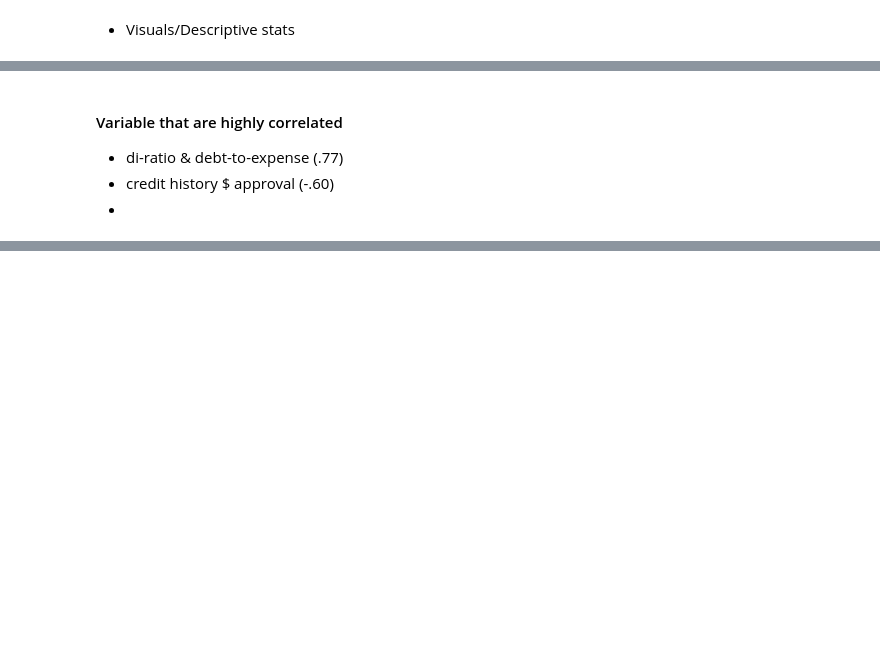
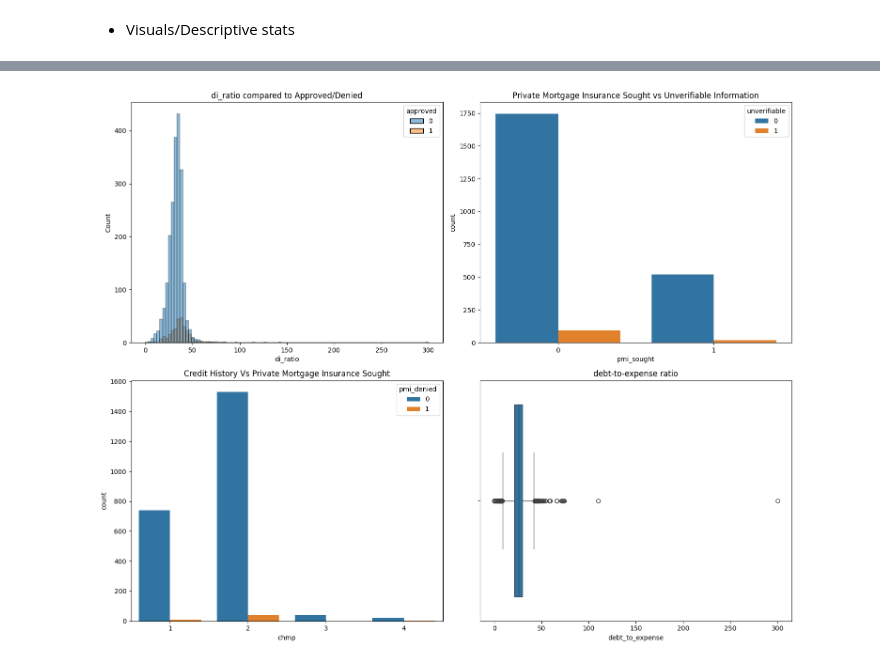
Before and after one commit to nickkats1/sklearn_only, a Jupyter notebook: hmda/notebooks/_05_eda.ipynb, the cells around one changed output, grey strips where cells are left out. Cells and saved outputs as stored; diff of their text form; code cells hidden in the pictures; blank space fills up the shorter version.

```diff
--- a/hmda/notebooks/_05_eda.ipynb
+++ b/hmda/notebooks/_05_eda.ipynb
@@ -54,5 +35,18 @@ heatmap = EDA(config=load_config()).heatmap()
-# %% [markdown]
-#### Variable that are highly correlated
-- di-ratio & debt-to-expense (.77)
-- credit history $ approval (-.60)
--
+# %%
+fig,axs = plt.subplots(2,2,figsize=(15,12))
+
+sns.histplot(data=df,ax=axs[0,0],x='di_ratio',hue="approved")
+axs[0,0].set_title("di_ratio compared to Approved/Denied")
+
+sns.countplot(data=df,ax=axs[0,1],x='pmi_sought',hue='unverifiable')
+axs[0,1].set_title("Private Mortgage Insurance Sought vs Unverifiable Information")
+
+sns.countplot(data=df,ax=axs[1,0],x='chmp',hue='pmi_denied')
+axs[1,0].set_title("Credit History Vs Private Mortgage Insurance Sought")
+
+sns.boxplot(data=df,ax=axs[1,1],x='debt_to_expense')
+axs[1,1].set_title("debt-to-expense ratio")
+plt.tight_layout()
+plt.savefig("images/descriptive-stats.png")
+plt.show()
+# %% [output]
@@ -58,0 +57 @@ heatmap = EDA(config=load_config()).heatmap()
+[figure, added]
```
Also changed, not shown: parts of 2 cells of this notebook, 27 other files.
